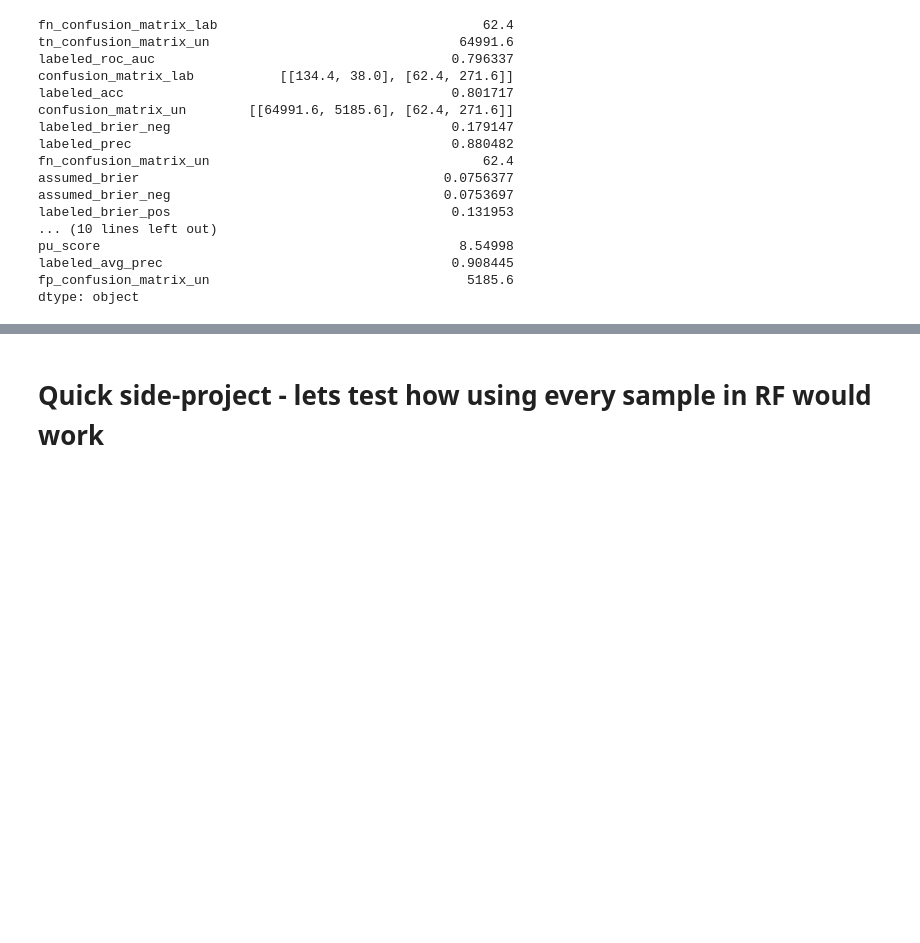
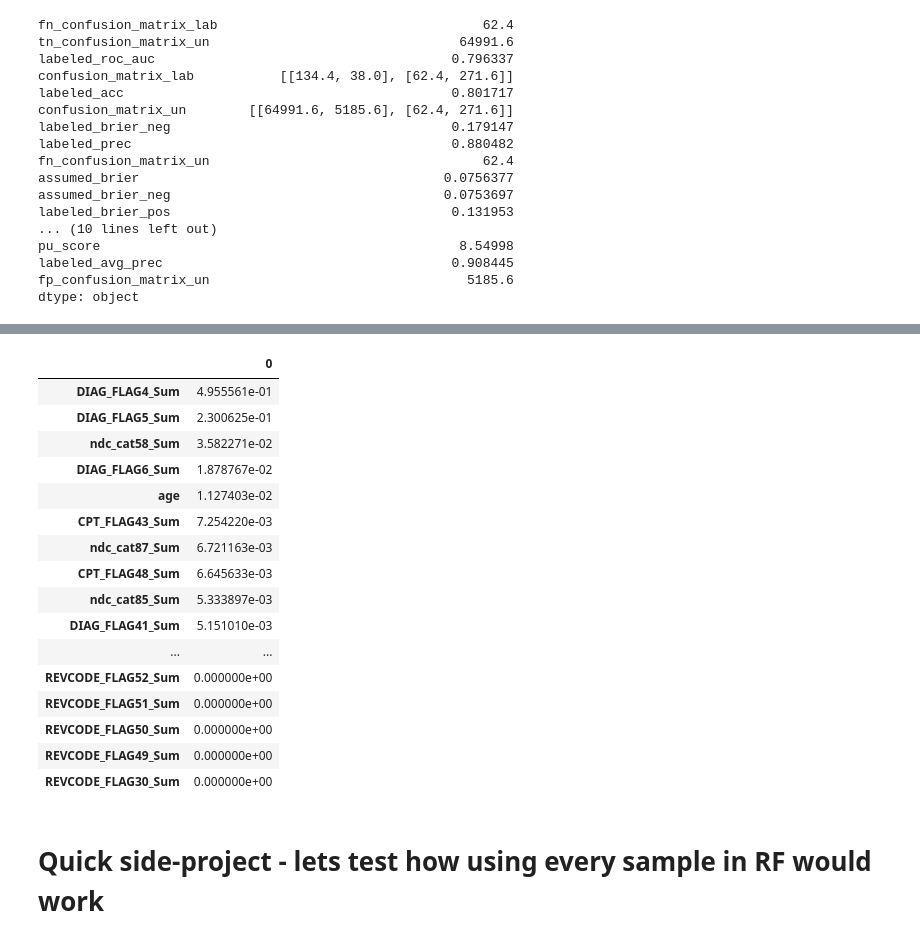
Before and after one commit to milliman/EPI_Machine_Learning, a Jupyter notebook: Nested Cross RF Search.ipynb, the cells around one changed output, grey strips where cells are left out. Drawn from its saved outputs; the diff is of its cells as text; code cells hidden in the pictures; blank space fills up the shorter version.

Commit message:
cleaned up notebooks, ran lasso and rf searches, explored results

```diff
--- a/Nested Cross Run.ipynb
+++ b/Nested Cross RF Search.ipynb
@@ -39,7 +40,8 @@ rf_param_search = {'base_estimator__n_estimators':sp.stats.randint(low=10, high=
                    'base_estimator__max_features':['sqrt','log2',5, 10, 20, 50, None],
                    #todo - make custom rvs for this type of thing where I want a None some % of the time
                    'base_estimator__max_depth':sp.stats.randint(low=2, high=100),
-                   'base_estimator__min_samples_split':[2,0.005,0.01,0.015,0.02,0.025,0.03,0.035,0.04,0.045,0.05,0.07,0.09,0.1,0.12,0.15,0.17,0.2,0.25],
+                   'base_estimator__min_samples_split':[2,0.005,0.01,0.015,0.02,0.025,0.03,0.035,0.04,
+                                                        0.045,0.05,0.07,0.09,0.1,0.12,0.15,0.17,0.2,0.25],
                    'base_estimator__min_samples_leaf':[1,2,3,4,5,6,7,8,9,10,15,20,25,30,35,40,45,50,75,100],
                    'base_estimator__class_weight':[None,'balanced','balanced_subsample']}
 # %% [markdown]
@@ -256,7 +258,8 @@ scores.mean_assumed_f1beta10_test.idxmax()
 # %% [output]
 32
 # %%
-next_ness.estimators_[2].cv_results_['params'][32]
+best_params = next_ness.estimators_[2].cv_results_['params'][32]
+best_params
 # %% [output]
 {'base_estimator__class_weight': 'balanced_subsample',
  'base_estimator__max_depth': 66,
@@ -310,0 +340,4 @@ dtype: object
+# %%
+best_clf = clone(next_ness.estimators_[2].estimator).set_params(**best_params)
+# %%
+best_clf.fit(X_train.values, y_train.values)
@@ -311,3 +374,23 @@ dtype: object
+# %%
+pd.DataFrame(best_clf.base_estimator.feature_importances_, index=X_test.columns).sort_values(by=0, ascending=False)
+# %% [output]
+|  | 0 |
+| DIAG_FLAG4_Sum | 4.955561e-01 |
+| DIAG_FLAG5_Sum | 2.300625e-01 |
+| ndc_cat58_Sum | 3.582271e-02 |
+| DIAG_FLAG6_Sum | 1.878767e-02 |
+| age | 1.127403e-02 |
+| CPT_FLAG43_Sum | 7.254220e-03 |
+| ndc_cat87_Sum | 6.721163e-03 |
+| CPT_FLAG48_Sum | 6.645633e-03 |
+| ndc_cat85_Sum | 5.333897e-03 |
+| DIAG_FLAG41_Sum | 5.151010e-03 |
+| ... | ... |
+| REVCODE_FLAG52_Sum | 0.000000e+00 |
+| REVCODE_FLAG51_Sum | 0.000000e+00 |
+| REVCODE_FLAG50_Sum | 0.000000e+00 |
+| REVCODE_FLAG49_Sum | 0.000000e+00 |
+| REVCODE_FLAG30_Sum | 0.000000e+00 |
 # %% [markdown]
 # Quick side-project - lets test how using every sample in RF would work
 # %%
```
Also changed, not shown: parts of 8 cells of this notebook, 4 other files.
